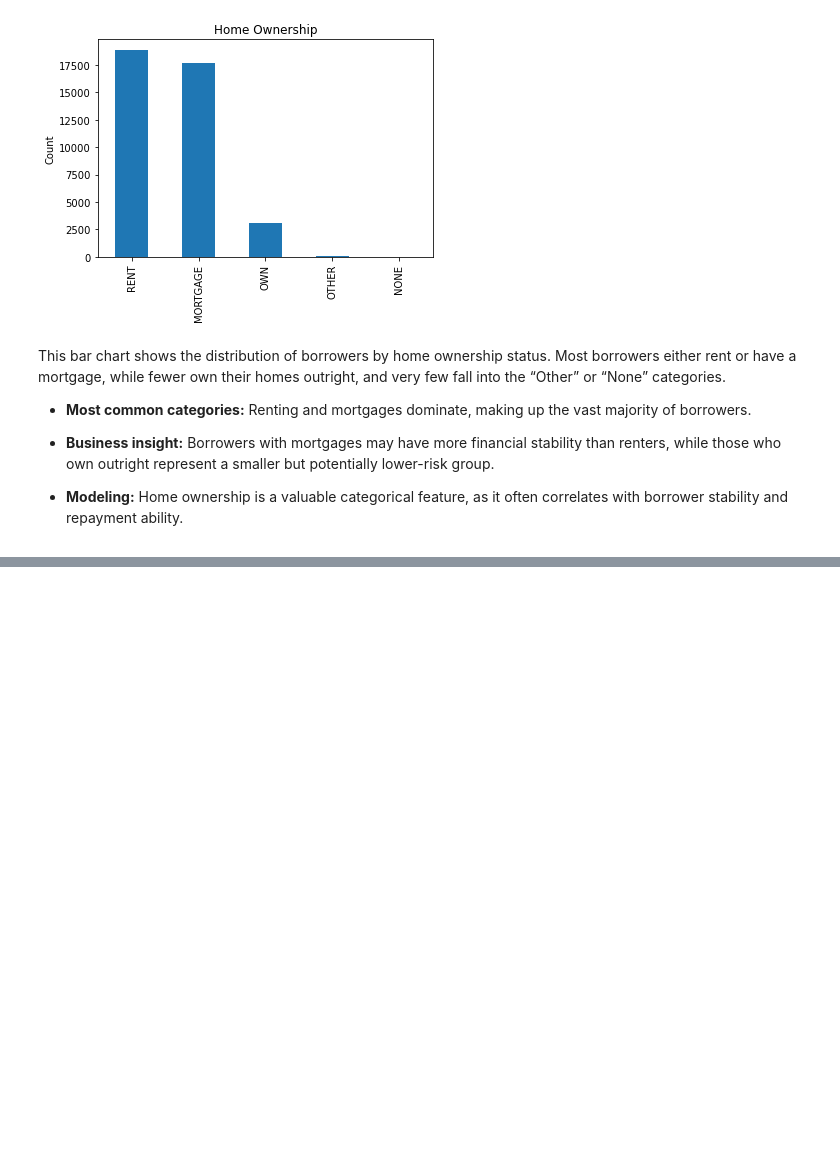
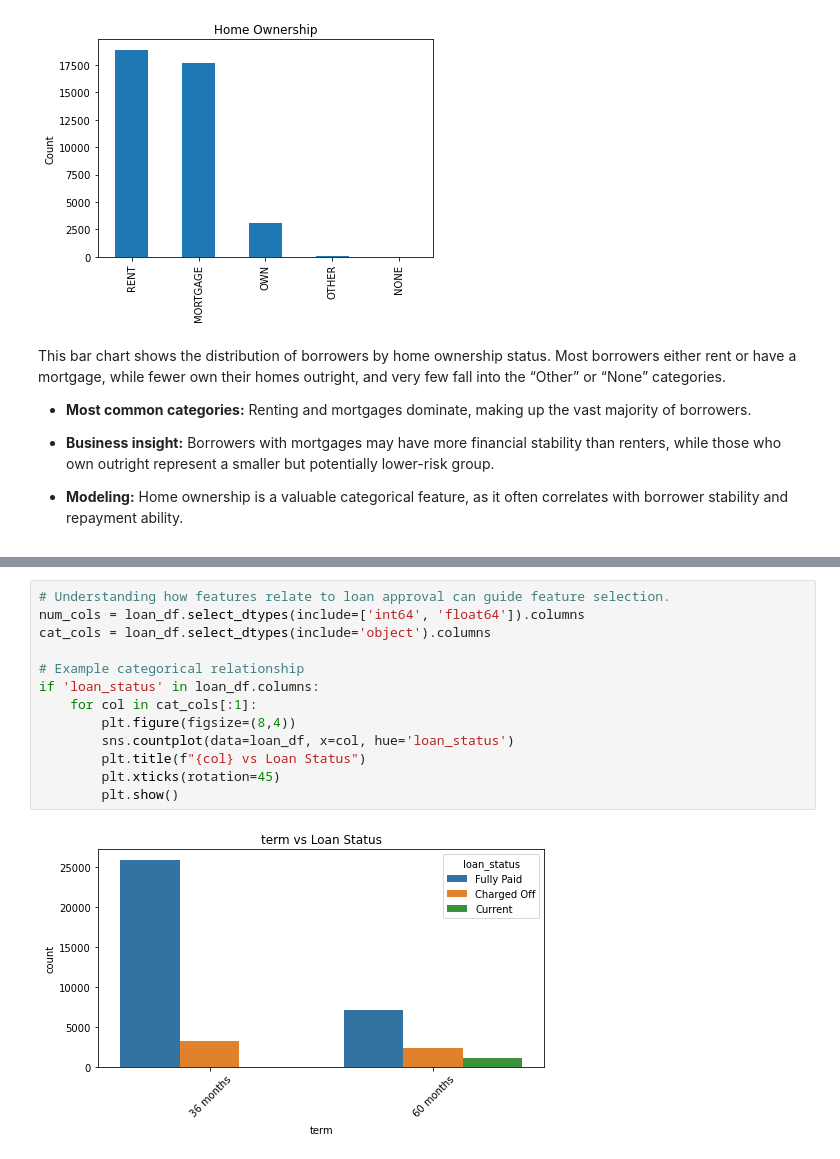
Before and after one commit to KweyuV/Digitizing-Loan-Approvals-for-Financial-Inclusion, a Jupyter notebook: Loan_approval_final.ipynb, the cells around one changed output, grey strips where cells are left out. Cells and saved outputs as stored; diff of their text form; blank space fills up the shorter version.

```diff
--- a/Loan_approval_final.ipynb
+++ b/Loan_approval_final.ipynb
@@ -310,0 +344,15 @@ This bar chart shows the distribution of borrowers by home ownership status. Mos
+# %%
+# Understanding how features relate to loan approval can guide feature selection.
+num_cols = loan_df.select_dtypes(include=['int64', 'float64']).columns
+cat_cols = loan_df.select_dtypes(include='object').columns
+
+# Example categorical relationship
+if 'loan_status' in loan_df.columns:
+    for col in cat_cols[:1]:
+        plt.figure(figsize=(8,4))
+        sns.countplot(data=loan_df, x=col, hue='loan_status')
+        plt.title(f"{col} vs Loan Status")
+        plt.xticks(rotation=45)
+        plt.show()
+# %% [output]
+[figure, added]
```
Also changed, not shown: parts of 7 cells of this notebook.
